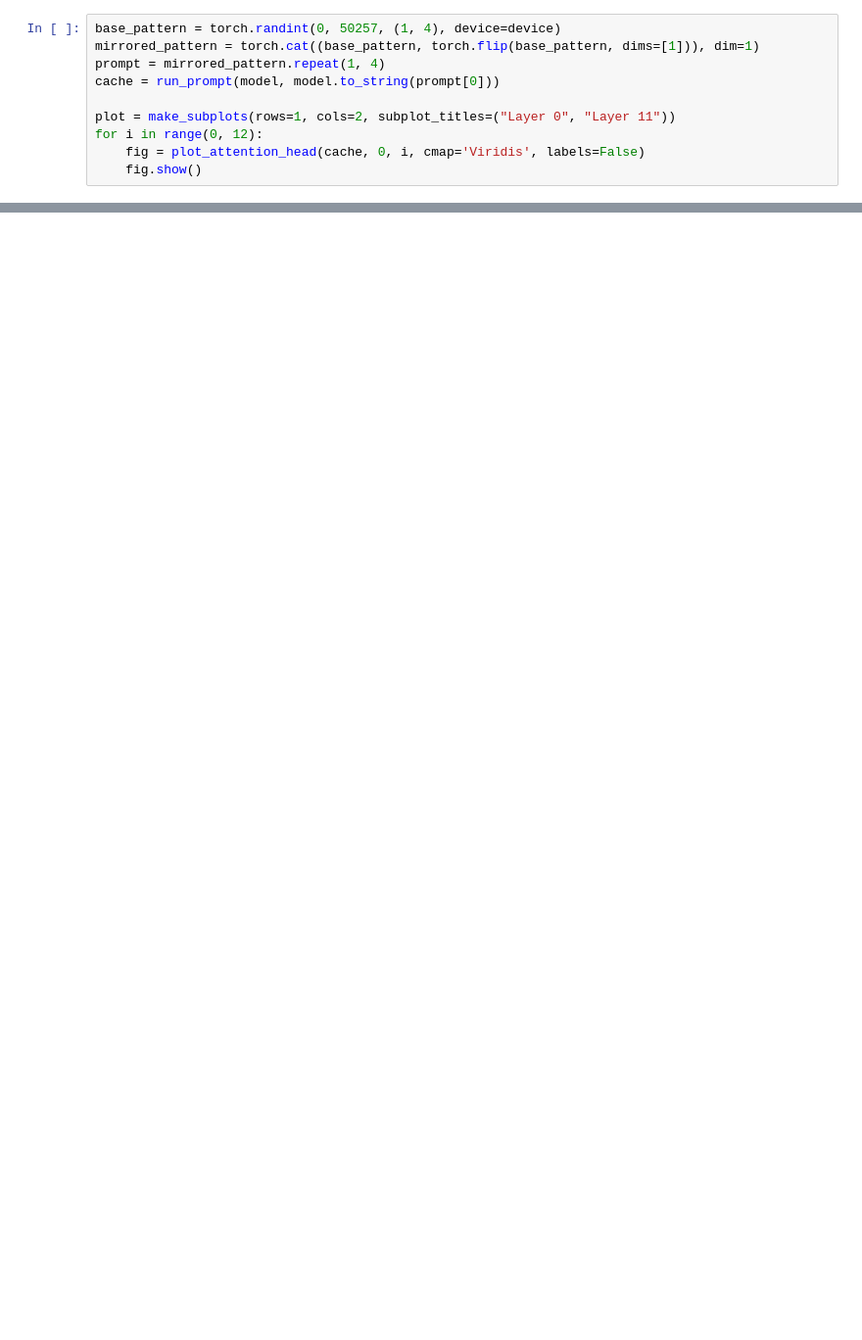
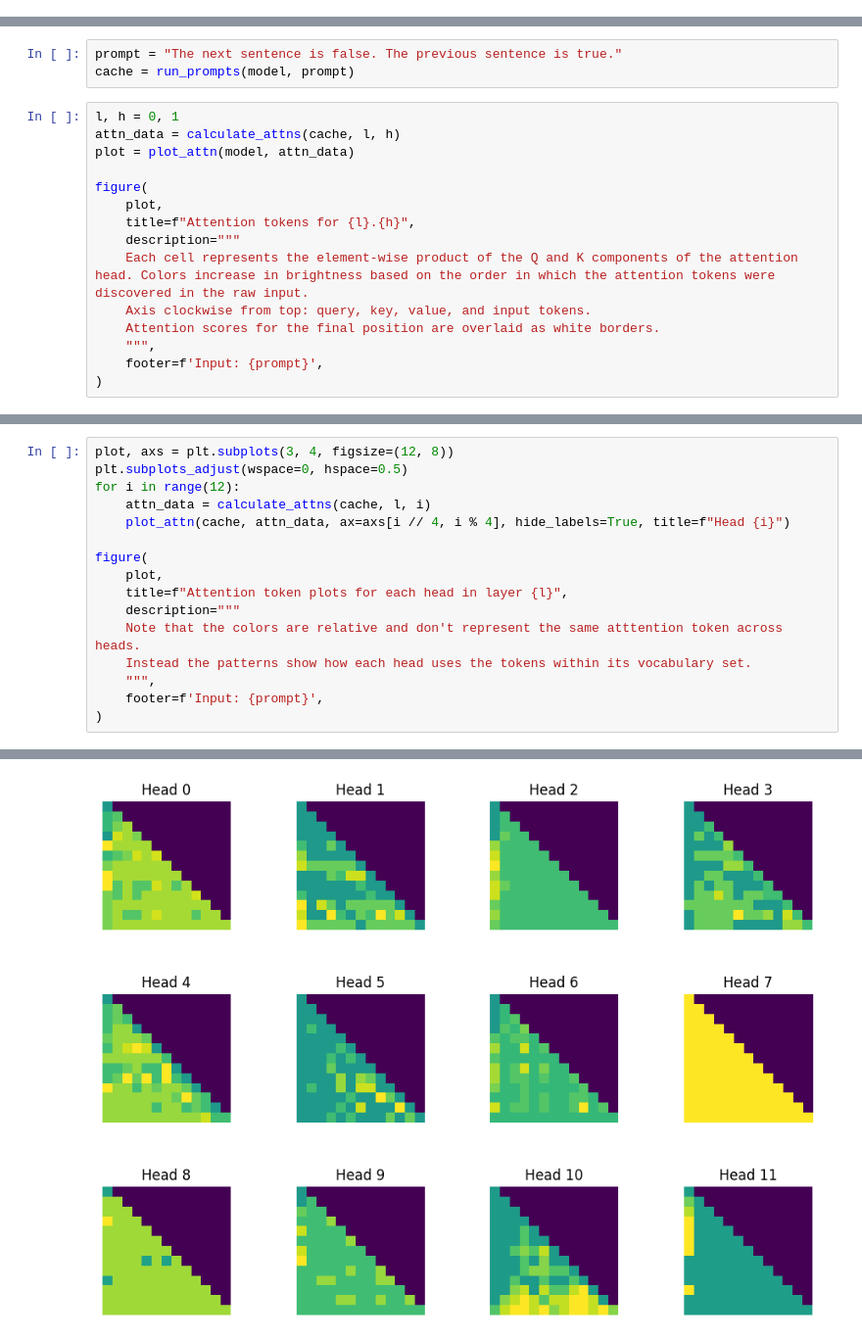
Before and after one commit to layterz/experiments, a Jupyter notebook: notebooks/attention-tokens.ipynb, the cells around one changed output, grey strips where cells are left out. Shown at 98% size. Cells and saved outputs as stored; diff of their text form; blank space fills up the shorter version.

```diff
--- a/notebooks/attention-tokens.ipynb
+++ b/notebooks/attention-tokens.ipynb
@@ -419,10 +0,0 @@ for i in range(0, 12):
-# %%
-base_pattern = torch.randint(0, 50257, (1, 4), device=device)
-mirrored_pattern = torch.cat((base_pattern, torch.flip(base_pattern, dims=[1])), dim=1)
-prompt = mirrored_pattern.repeat(1, 4)
-cache = run_prompt(model, model.to_string(prompt[0]))
-
-plot = make_subplots(rows=1, cols=2, subplot_titles=("Layer 0", "Layer 11"))
-for i in range(0, 12):
-    fig = plot_attention_head(cache, 0, i, cmap='Viridis', labels=False)
-    fig.show()
@@ -481,0 +43,18 @@ improvements
+# %%
+prompt = "The next sentence is false. The previous sentence is true."
+cache = run_prompts(model, prompt)
+# %%
+l, h = 0, 1
+attn_data = calculate_attns(cache, l, h)
+plot = plot_attn(model, attn_data)
+
+figure(
+    plot,
+    title=f"Attention tokens for {l}.{h}",
+    description="""
+    Each cell represents the element-wise product of the Q and K components of the attention head. Colors increase in brightness based on the order in which the attention tokens were discovered in the raw input.
+    Axis clockwise from top: query, key, value, and input tokens.
+    Attention scores for the final position are overlaid as white borders.
+    """,
+    footer=f'Input: {prompt}',
+)
@@ -481,0 +64,17 @@ improvements
+# %%
+plot, axs = plt.subplots(3, 4, figsize=(12, 8))
+plt.subplots_adjust(wspace=0, hspace=0.5)
+for i in range(12):
+    attn_data = calculate_attns(cache, l, i)
+    plot_attn(cache, attn_data, ax=axs[i // 4, i % 4], hide_labels=True, title=f"Head {i}")
+
+figure(
+    plot,
+    title=f"Attention token plots for each head in layer {l}",
+    description="""
+    Note that the colors are relative and don't represent the same atttention token across heads.
+    Instead the patterns show how each head uses the tokens within its vocabulary set.
+    """,
+    footer=f'Input: {prompt}',
+)
+# %% [output]
@@ -481,0 +82 @@ improvements
+[figure, added]
```
Also changed, not shown: parts of 53 cells of this notebook, 1 other file.
